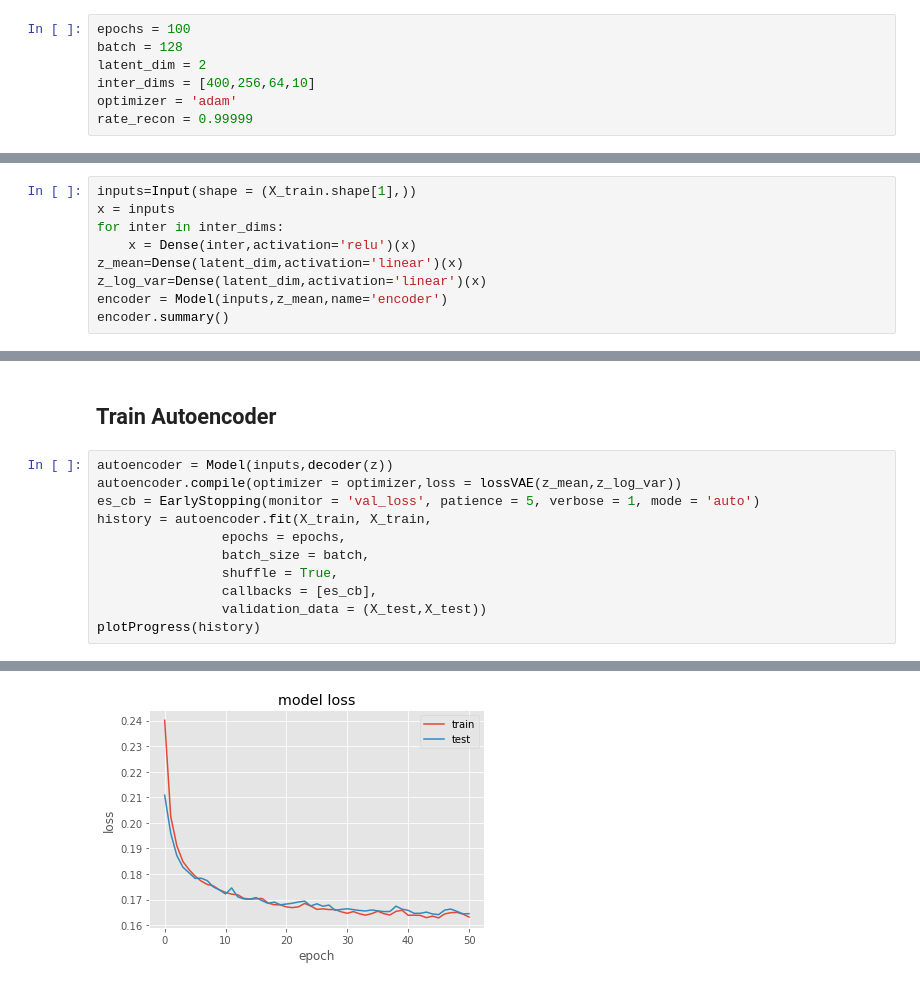
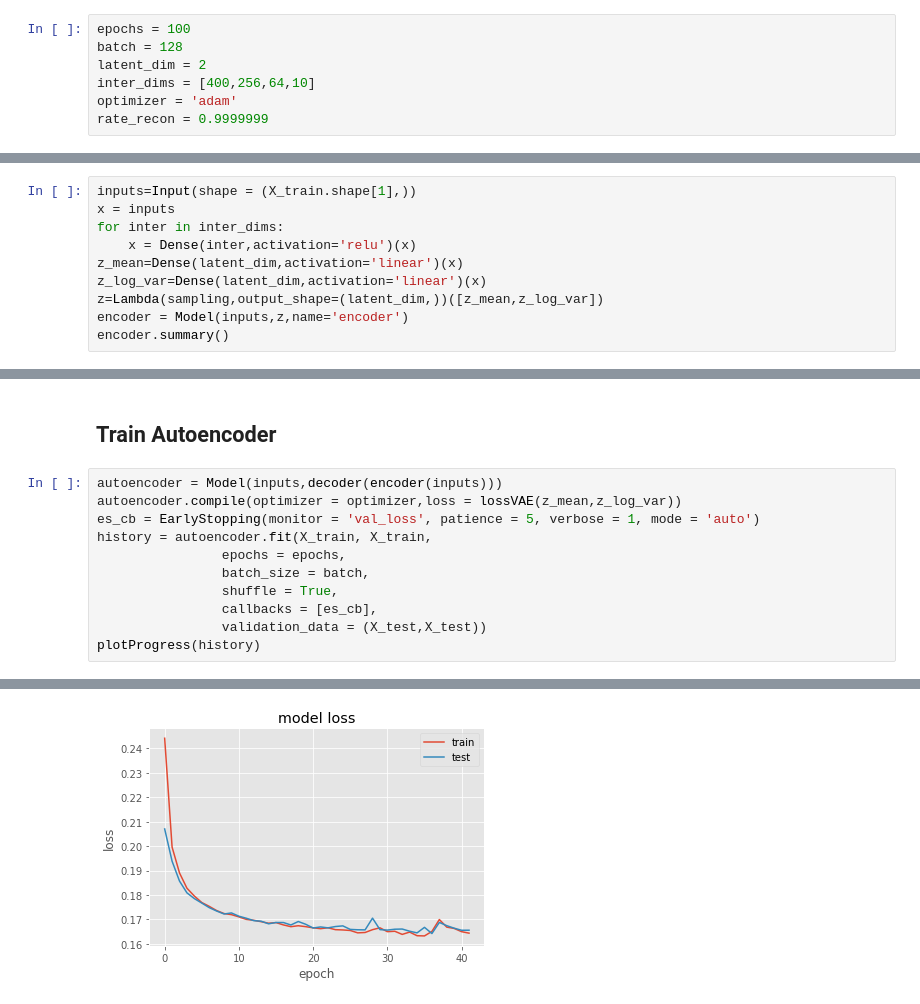
Before and after one commit to taochu/Machine_Learning_Internship_Research, a Jupyter notebook: Variational_Autoencoder/VAE.ipynb, the cells around one changed output, grey strips where cells are left out. Saved outputs shown, nothing was run; the diff lists cells and outputs as text.

```diff
--- a/Variational_Autoencoder/VAE.ipynb
+++ b/Variational_Autoencoder/VAE.ipynb
@@ -53,7 +53,7 @@ batch = 128
 latent_dim = 2
 inter_dims = [400,256,64,10]
 optimizer = 'adam'
-rate_recon = 0.99999
+rate_recon = 0.9999999
 # %% [markdown]
 ## Define Samping Function
 # %%
@@ -79,6 +79,7 @@ for inter in inter_dims:
     x = Dense(inter,activation='relu')(x)
 z_mean=Dense(latent_dim,activation='linear')(x)
 z_log_var=Dense(latent_dim,activation='linear')(x)
-encoder = Model(inputs,z_mean,name='encoder')
+z=Lambda(sampling,output_shape=(latent_dim,))([z_mean,z_log_var])
+encoder = Model(inputs,z,name='encoder')
 encoder.summary()
 # %% [output]
@@ -135,7 +133,7 @@ _________________________________________________________________
 # %% [markdown]
 ## Train Autoencoder
 # %%
-autoencoder = Model(inputs,decoder(z))
+autoencoder = Model(inputs,decoder(encoder(inputs)))
 autoencoder.compile(optimizer = optimizer,loss = lossVAE(z_mean,z_log_var))
 es_cb = EarlyStopping(monitor = 'val_loss', patience = 5, verbose = 1, mode = 'auto')
 history = autoencoder.fit(X_train, X_train,
@@ -166,4 +164,4 @@ Epoch 00051: early stopping
-[figure, old version]
+[figure, new version]
 # %%
 pred = encoder.predict(X_test)
 cmap = ['cyan','black','orange','red','blue','lime','azure','wheat','salmon','navy']
```
Also changed, not shown: parts of 5 cells of this notebook, 2 other files.
